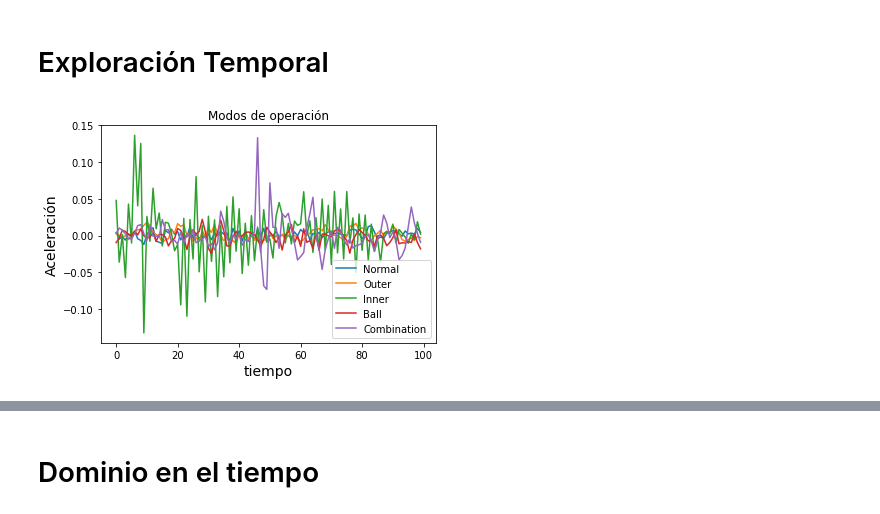
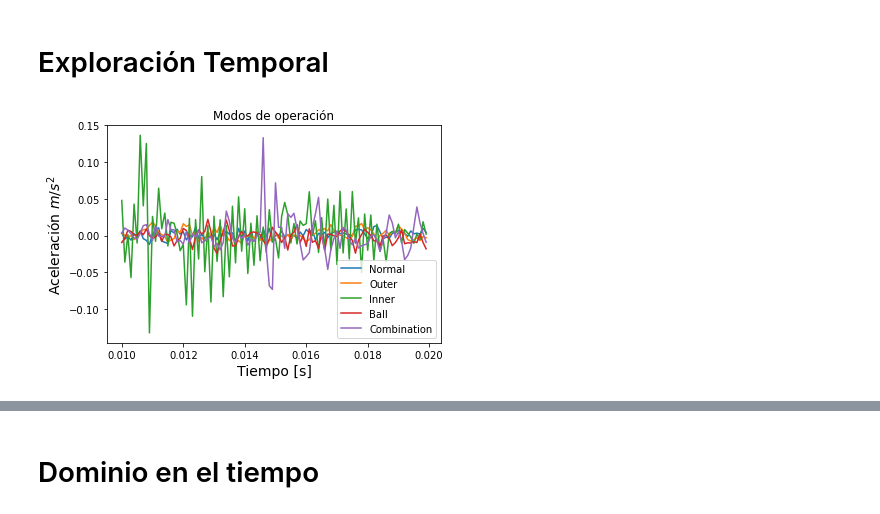
Before and after one commit to JLCdata/Procesamiento-de-se-ales-y-aprendizaje-de-maquinas-en-mantenimiento-predictivo, a Jupyter notebook: Tarea 2/T2.ipynb, the cells around one changed output, grey strips where cells are left out. Cells and saved outputs as stored; diff of their text form; code cells hidden in the pictures.

```diff
--- a/Tarea 2/T2.ipynb
+++ b/Tarea 2/T2.ipynb
@@ -40,0 +38,6 @@ Fs=10*1000
+# %%
+# Frecuencia de muestreo
+Fs=10*1000
+dt=1/Fs #paso de tiempo
+N=len(Normal)
+t=np.linspace(0,dt*(N-2),N-1)
@@ -42,21 +59,21 @@ Fs=10*1000
 # Exploración Temporal
 # %%
 # Plot
-plt.plot(Normal[100:200])
+plt.plot(t[100:200],Normal[100:200])
 
-plt.plot(Outer[100:200])
+plt.plot(t[100:200],Outer[100:200])
 
-plt.plot(Inner[100:200])
+plt.plot(t[100:200],Inner[100:200])
 
-plt.plot(Ball[100:200])
+plt.plot(t[100:200],Ball[100:200])
 
-plt.plot(Combination[100:200])
+plt.plot(t[100:200],Combination[100:200])
 
-plt.xlabel('tiempo', fontsize=14)
-plt.ylabel('Aceleración', fontsize=14)
+plt.xlabel('Tiempo [s]', fontsize=14)
+plt.ylabel('Aceleración $m/s^2$', fontsize=14)
 plt.legend(['Normal','Outer','Inner','Ball','Combination'])
 plt.title('Modos de operación')
 
 plt.show()
 # %% [output]
-[figure, old version]
+[figure, new version]
```
Also changed, not shown: parts of 19 cells of this notebook.
